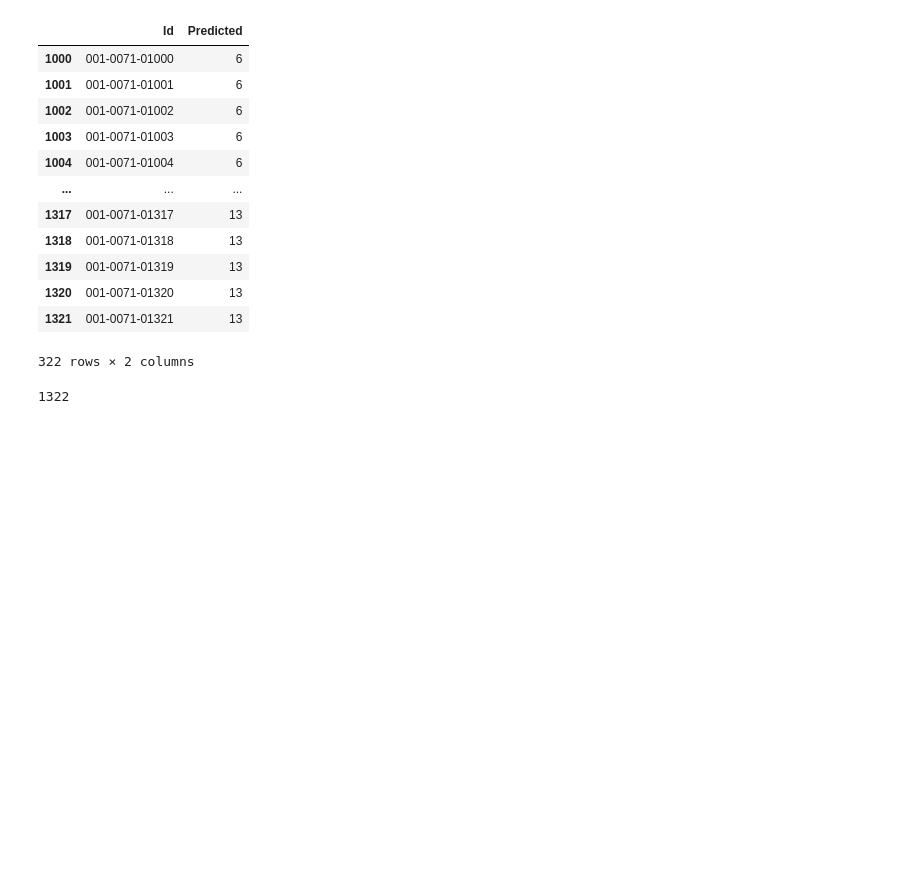
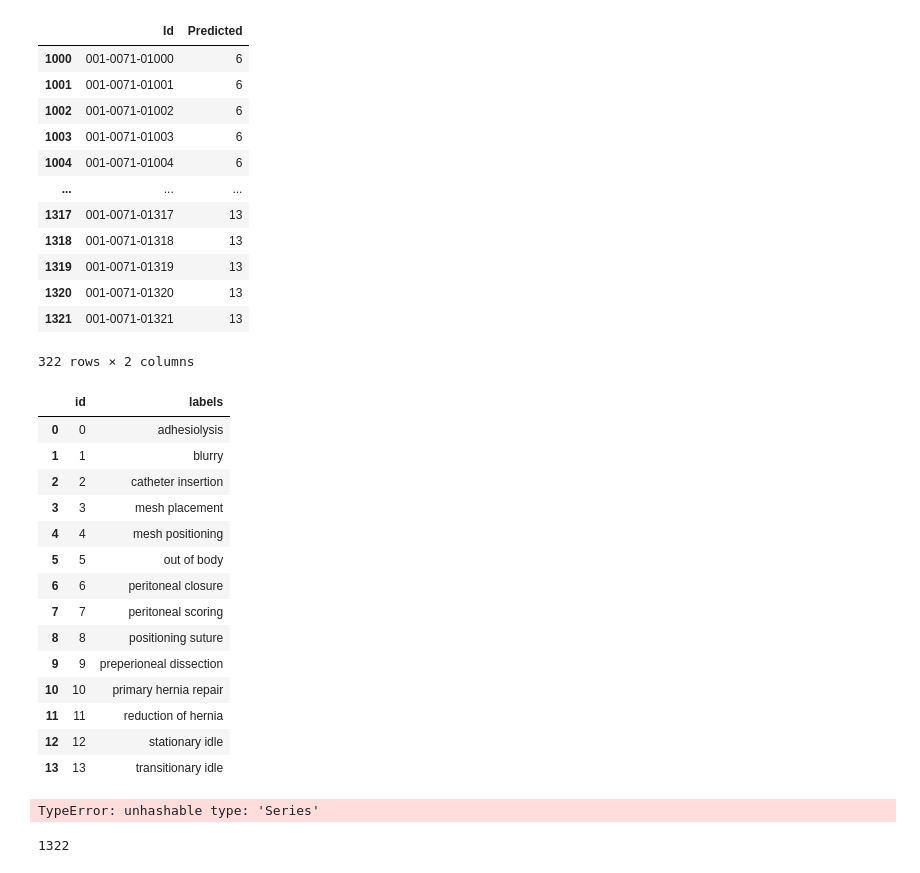
Before and after one commit to ecbme6040/e6691-2022spring-assign2-SURG-an3078-bmh2168-wab2138, a Jupyter notebook: Predictions.ipynb, the cells around one changed output. Drawn from its saved outputs; the diff is of its cells as text; code cells hidden in the pictures; blank space fills up the shorter version.

```diff
--- a/Predictions.ipynb
+++ b/Predictions.ipynb
@@ -192,3 +192,23 @@ df[df['Id'].str.contains('001-0071-01')]
 | 1320 | 001-0071-01320 | 13 |
 | 1321 | 001-0071-01321 | 13 |
 322 rows × 2 columns
+# %%
+all_labels=pd.read_csv('./all_labels_hernia.csv')
+# %%
+all_labels
+# %% [output]
+|  | id | labels |
+| 0 | 0 | adhesiolysis |
+| 1 | 1 | blurry |
+| 2 | 2 | catheter insertion |
+| 3 | 3 | mesh placement |
+| 4 | 4 | mesh positioning |
+| 5 | 5 | out of body |
+| 6 | 6 | peritoneal closure |
+| 7 | 7 | peritoneal scoring |
+| 8 | 8 | positioning suture |
+| 9 | 9 | preperioneal dissection |
+| 10 | 10 | primary hernia repair |
+| 11 | 11 | reduction of hernia |
+| 12 | 12 | stationary idle |
+| 13 | 13 | transitionary idle |
@@ -194,0 +230,4 @@ df[df['Id'].str.contains('001-0071-01')]
+# %%
+df["Predicted"]=num2labels[df["Predicted"]]
+# %% [output]
+TypeError: unhashable type: 'Series'
```
Also changed, not shown: parts of 2 cells of this notebook, 1 other file.
